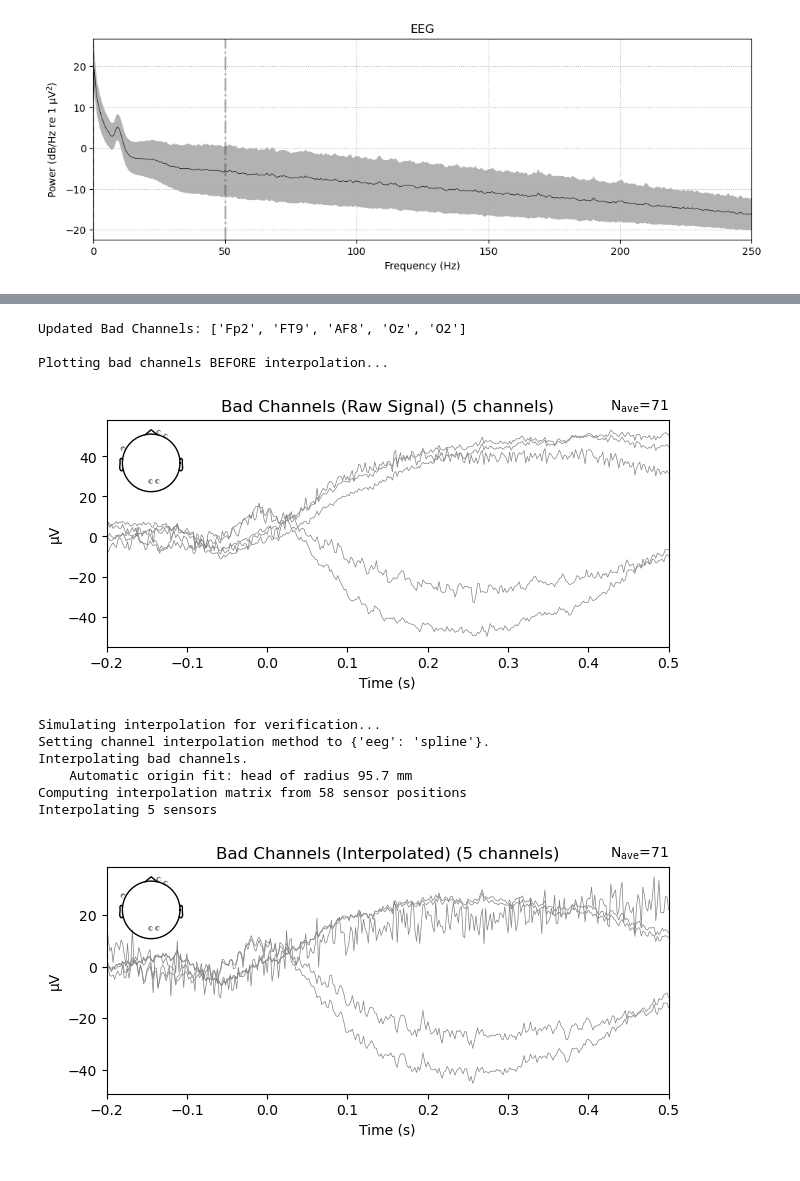
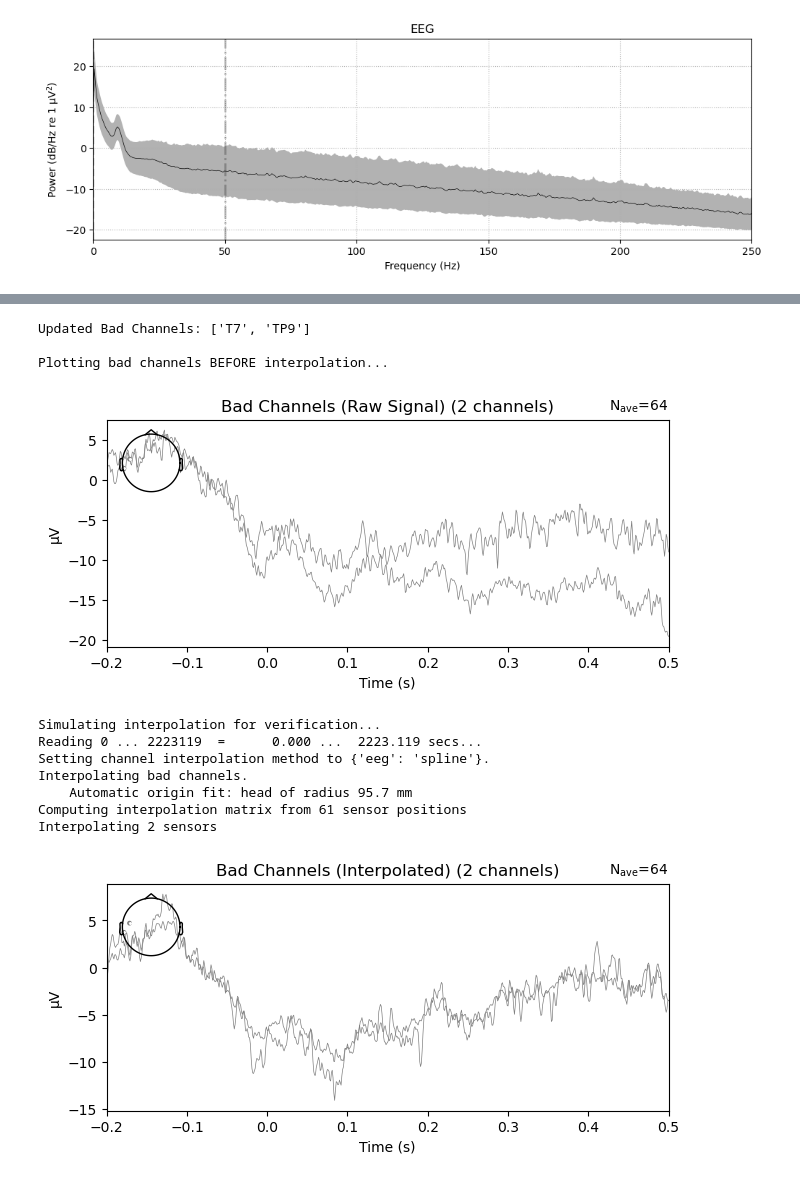
Before and after one commit to noah-mba/LOC_analysis, a Jupyter notebook: scripts/eeg/c_sanity_check_signal_marker_and_channels 2026_06_12.ipynb, the cells around one changed output, grey strips where cells are left out. Drawn from its saved outputs; the diff is of its cells as text; code cells hidden in the pictures.

Commit message:
Updated enc and ret check of topoplots for channel inspection

```diff
--- a/scripts/eeg/c_sanity_check_signal_marker_and_channels 2026_06_12.ipynb
+++ b/scripts/eeg/c_sanity_check_signal_marker_and_channels 2026_06_12.ipynb
@@ -89,3 +93,5 @@ Effective window size : 2.048 (s)
 Plotting power spectral density (dB=True).
 [figure]
 [figure]
+# %%
+raw_eeg.info['bads'] = []
@@ -92,8 +100,4 @@ Plotting power spectral density (dB=True).
 # %%
-# ---------------------------------------------------------
-# STEP 7: BAD CHANNEL INSPECTION (Topo Plots)
-# ---------------------------------------------------------
-
 # 1. Check if bads are already marked
 current_bads = raw_eeg.info['bads']
 
@@ -106,11 +110,14 @@ else:
 
     # 2. Define the specific event we want to inspect
     target_event_name = 'enc_fixation'
-    target_event_id = 24
+    target_event_id = 110
 
     # Re-extract events (just to be safe and ensure we have the latest)
-    events, event_dict = mne.events_from_annotations(raw_eeg, verbose=False)
-
+    events, event_dict = mne.events_from_annotations(
+        raw_eeg,
+        event_id={target_event_name: target_event_id}, # Verhindert den 10.000er Offset!
+        verbose=False
+    )
     # Check if our target ID exists in the events
     if target_event_id in events[:, 2]:
         print(f"Plotting topomaps for event: '{target_event_name}' (ID: {target_event_id})")
@@ -148,7 +156,7 @@ Available Event IDs: [10001 10002 10003 10004 10005 10006 10007 10008 10009 1001
 # ---------------------------------------------------------
 
 # 1. DEFINE BAD CHANNELS MANUALLY HERE
-new_bads = ['FT9', 'Oz', 'O2', 'AF8', 'Fp2']
+new_bads = ['TP9', 'T7']
 
 # Add them to the raw object
 if new_bads:
@@ -169,38 +177,39 @@ if raw_eeg.info['bads']:
 
     # FIX: We add exclude=[] so MNE actually shows us the "bad" channel
     epochs_bad.average().plot(picks=new_bads, exclude=[], titles="Bad Channels (Raw Signal)")
 
     # --- PLOT 2: AFTER FIX (The Verification) ---
     print("Simulating interpolation for verification...")
     # Create temp copy and interpolate
     raw_interp = raw_eeg.copy().load_data().interpolate_bads(reset_bads=False)
 
     # Recalculate epochs on the clean data
     epochs_clean = mne.Epochs(
         raw_interp,
         events,
         event_id={target_event_name: target_event_id},
         tmin=-0.2, tmax=0.5,
         reject=None,
         verbose=False
     )
     # Plot the same sensors (now reconstructed)
     epochs_clean.average().plot(picks=new_bads, exclude=[], titles="Bad Channels (Interpolated)")
 
 else:
     print("No bad channels to interpolate.")
 # %% [output]
-Updated Bad Channels: ['Fp2', 'FT9', 'AF8', 'Oz', 'O2']
+Updated Bad Channels: ['T7', 'TP9']
 
 Plotting bad channels BEFORE interpolation...
-[figure, old version]
+[figure, new version]
 Simulating interpolation for verification...
+Reading 0 ... 2223119  =      0.000 ...  2223.119 secs...
 Setting channel interpolation method to {'eeg': 'spline'}.
 Interpolating bad channels.
     Automatic origin fit: head of radius 95.7 mm
-Computing interpolation matrix from 58 sensor positions
-Interpolating 5 sensors
+Computing interpolation matrix from 61 sensor positions
+Interpolating 2 sensors
-[figure, old version]
+[figure, new version]
 # %%
 # ---------------------------------------------------------
 # STEP 9: SAVE DATA & LOG BAD CHANNELS
```
Also changed, not shown: parts of 6 cells of this notebook.
